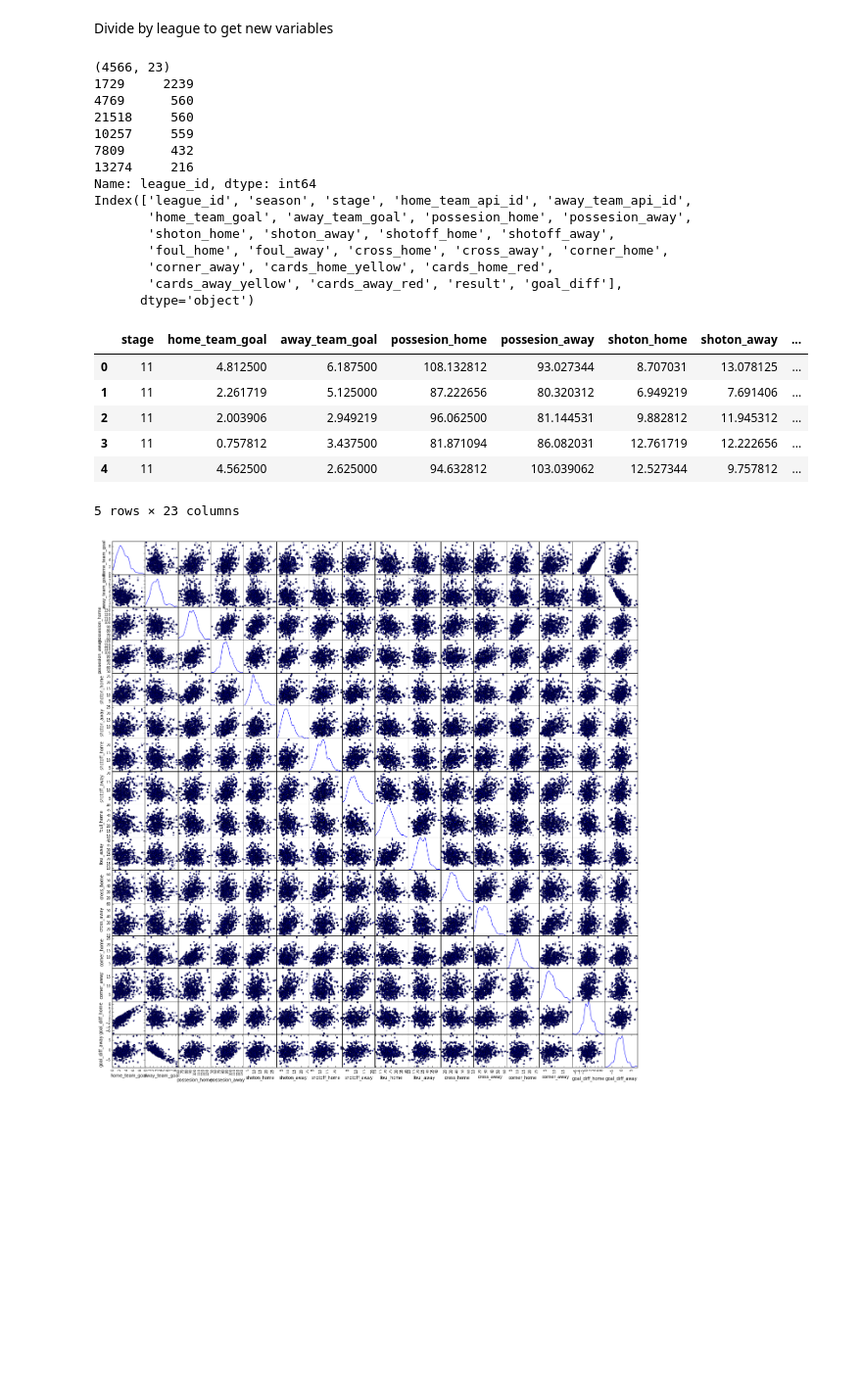
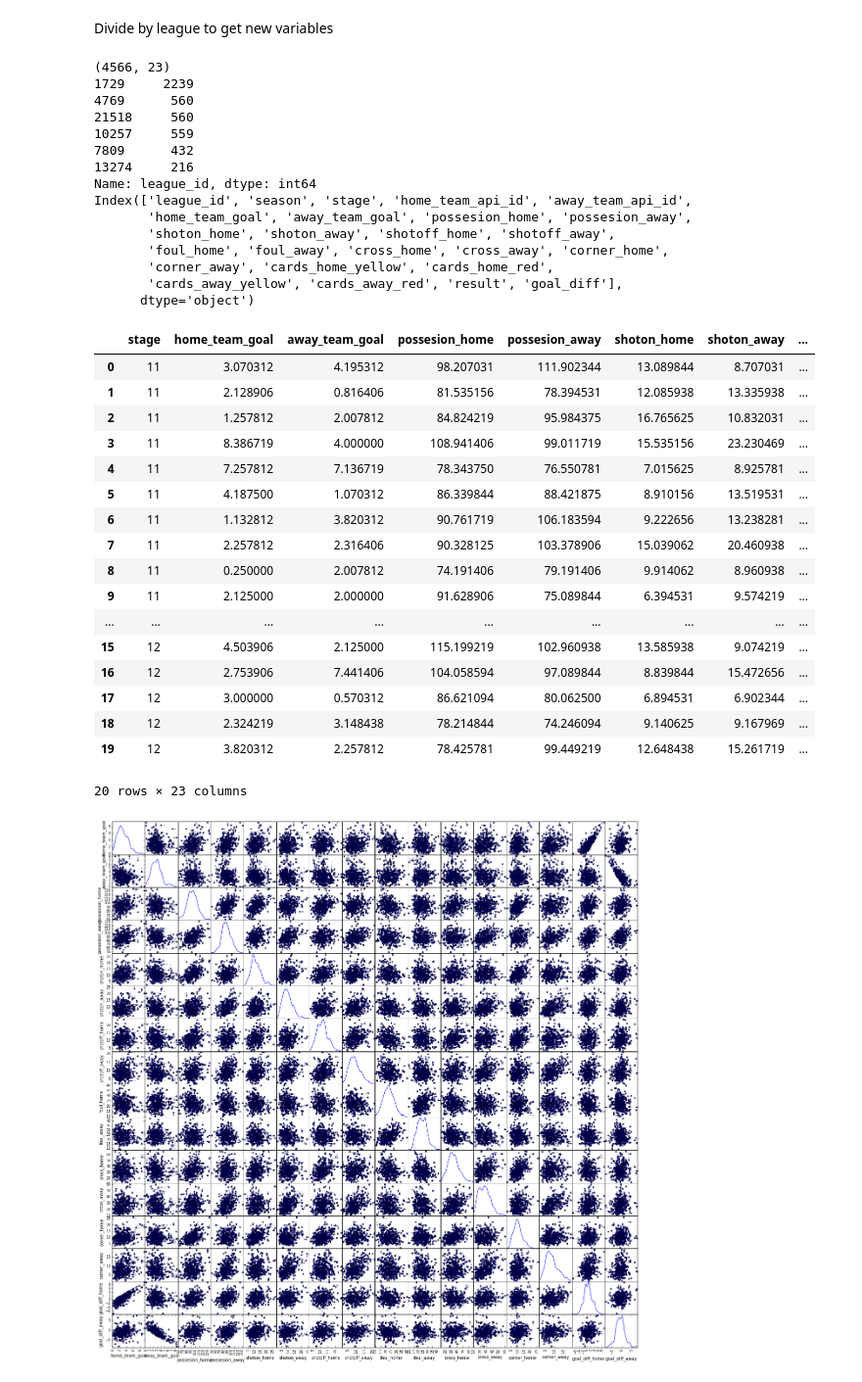
Before and after one commit to nachocarracedo/soccer, a Jupyter notebook: 10_13_2016_Nacho_Soccer_Feature_Engineering.ipynb, the cells around one changed output. Shown at 98% size. Cells and saved outputs as stored; diff of their text form; code cells hidden in the pictures; blank space fills up the shorter version.

```diff
--- a/10_13_2016_Nacho_Soccer_Feature_Engineering.ipynb
+++ b/10_13_2016_Nacho_Soccer_Feature_Engineering.ipynb
@@ -156,33 +156,44 @@ for league in laliga_list:
 # %%
 # ... join them back together
 laliga_ml = pd.concat(laliga_ml, ignore_index=True)
 print(laliga_ml.shape)
 print(laliga_ml['league_id'].value_counts())
 print(laliga.columns)
-laliga_ml.head(5)
+laliga_ml.head(20)
 # %% [output]
 (4566, 23)
 1729     2239
 4769      560
 21518     560
 10257     559
 7809      432
 13274     216
 Name: league_id, dtype: int64
 Index(['league_id', 'season', 'stage', 'home_team_api_id', 'away_team_api_id',
        'home_team_goal', 'away_team_goal', 'possesion_home', 'possesion_away',
        'shoton_home', 'shoton_away', 'shotoff_home', 'shotoff_away',
        'foul_home', 'foul_away', 'cross_home', 'cross_away', 'corner_home',
        'corner_away', 'cards_home_yellow', 'cards_home_red',
        'cards_away_yellow', 'cards_away_red', 'result', 'goal_diff'],
       dtype='object')
 |  | stage | home_team_goal | away_team_goal | possesion_home | possesion_away | shoton_home | shoton_away | ... |
-| 0 | 11 | 4.812500 | 6.187500 | 108.132812 | 93.027344 | 8.707031 | 13.078125 | ... |
-| 1 | 11 | 2.261719 | 5.125000 | 87.222656 | 80.320312 | 6.949219 | 7.691406 | ... |
-| 2 | 11 | 2.003906 | 2.949219 | 96.062500 | 81.144531 | 9.882812 | 11.945312 | ... |
-| 3 | 11 | 0.757812 | 3.437500 | 81.871094 | 86.082031 | 12.761719 | 12.222656 | ... |
-| 4 | 11 | 4.562500 | 2.625000 | 94.632812 | 103.039062 | 12.527344 | 9.757812 | ... |
+| 0 | 11 | 3.070312 | 4.195312 | 98.207031 | 111.902344 | 13.089844 | 8.707031 | ... |
+| 1 | 11 | 2.128906 | 0.816406 | 81.535156 | 78.394531 | 12.085938 | 13.335938 | ... |
+| 2 | 11 | 1.257812 | 2.007812 | 84.824219 | 95.984375 | 16.765625 | 10.832031 | ... |
+| 3 | 11 | 8.386719 | 4.000000 | 108.941406 | 99.011719 | 15.535156 | 23.230469 | ... |
+| 4 | 11 | 7.257812 | 7.136719 | 78.343750 | 76.550781 | 7.015625 | 8.925781 | ... |
+| 5 | 11 | 4.187500 | 1.070312 | 86.339844 | 88.421875 | 8.910156 | 13.519531 | ... |
+| 6 | 11 | 1.132812 | 3.820312 | 90.761719 | 106.183594 | 9.222656 | 13.238281 | ... |
+| 7 | 11 | 2.257812 | 2.316406 | 90.328125 | 103.378906 | 15.039062 | 20.460938 | ... |
+| 8 | 11 | 0.250000 | 2.007812 | 74.191406 | 79.191406 | 9.914062 | 8.960938 | ... |
+| 9 | 11 | 2.125000 | 2.000000 | 91.628906 | 75.089844 | 6.394531 | 9.574219 | ... |
+| ... | ... | ... | ... | ... | ... | ... | ... | ... |
+| 15 | 12 | 4.503906 | 2.125000 | 115.199219 | 102.960938 | 13.585938 | 9.074219 | ... |
+| 16 | 12 | 2.753906 | 7.441406 | 104.058594 | 97.089844 | 8.839844 | 15.472656 | ... |
+| 17 | 12 | 3.000000 | 0.570312 | 86.621094 | 80.062500 | 6.894531 | 6.902344 | ... |
+| 18 | 12 | 2.324219 | 3.148438 | 78.214844 | 74.246094 | 9.140625 | 9.167969 | ... |
+| 19 | 12 | 3.820312 | 2.257812 | 78.425781 | 99.449219 | 12.648438 | 15.261719 | ... |
-5 rows × 23 columns
+20 rows × 23 columns
 # %%
 # columns scatter plots (no cards)
 columns = ['home_team_goal', 'away_team_goal', 'possesion_home', 'possesion_away',
```
Also changed, not shown: parts of 5 cells of this notebook, 2 other files.
